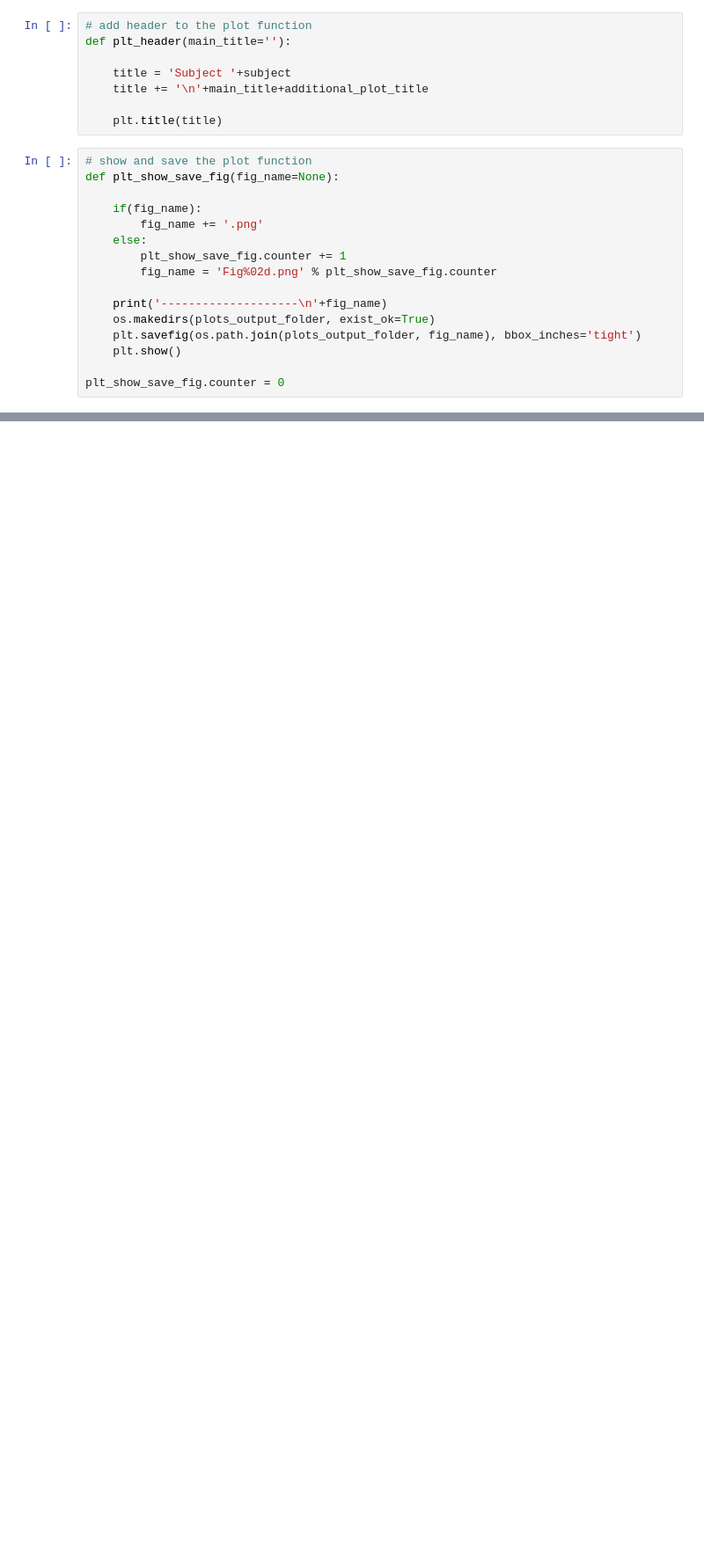
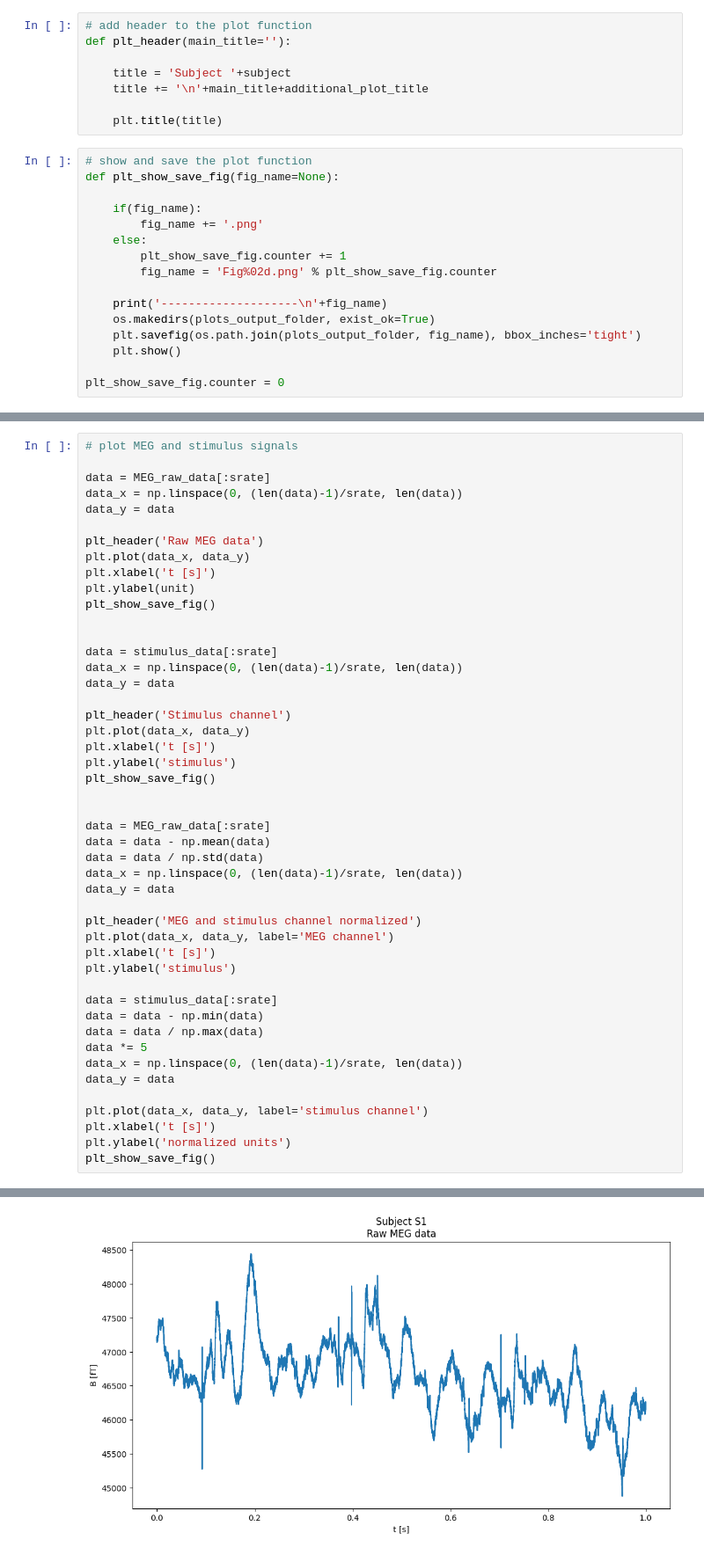
Before and after one commit to neurophysics/BurstModeling, a Jupyter notebook: Scripts/Data_preprocessing.ipynb, the cells around one changed output, grey strips where cells are left out. Shown at 88% size. Cells and saved outputs as stored; diff of their text form; blank space fills up the shorter version.

```diff
--- a/Scripts/Data_preprocessing.ipynb
+++ b/Scripts/Data_preprocessing.ipynb
@@ -766,0 +93,48 @@ np.save(os.path.join(data_output_folder, subject+'.npy'), out_data)
+# %%
+# plot MEG and stimulus signals
+
+data = MEG_raw_data[:srate]
+data_x = np.linspace(0, (len(data)-1)/srate, len(data))
+data_y = data
+
+plt_header('Raw MEG data')
+plt.plot(data_x, data_y)
+plt.xlabel('t [s]')
+plt.ylabel(unit)
+plt_show_save_fig()
+
+
+data = stimulus_data[:srate]
+data_x = np.linspace(0, (len(data)-1)/srate, len(data))
+data_y = data
+
+plt_header('Stimulus channel')
+plt.plot(data_x, data_y)
+plt.xlabel('t [s]')
+plt.ylabel('stimulus')
+plt_show_save_fig()
+
+
+data = MEG_raw_data[:srate]
+data = data - np.mean(data)
+data = data / np.std(data)
+data_x = np.linspace(0, (len(data)-1)/srate, len(data))
+data_y = data
+
+plt_header('MEG and stimulus channel normalized')
+plt.plot(data_x, data_y, label='MEG channel')
+plt.xlabel('t [s]')
+plt.ylabel('stimulus')
+
+data = stimulus_data[:srate]
+data = data - np.min(data)
+data = data / np.max(data)
+data *= 5
+data_x = np.linspace(0, (len(data)-1)/srate, len(data))
+data_y = data
+
+plt.plot(data_x, data_y, label='stimulus channel')
+plt.xlabel('t [s]')
+plt.ylabel('normalized units')
+plt_show_save_fig()
+# %% [output]
@@ -766,0 +143 @@ np.save(os.path.join(data_output_folder, subject+'.npy'), out_data)
+[figure, added]
```
Also changed, not shown: parts of 54 cells of this notebook, 1 other file.
